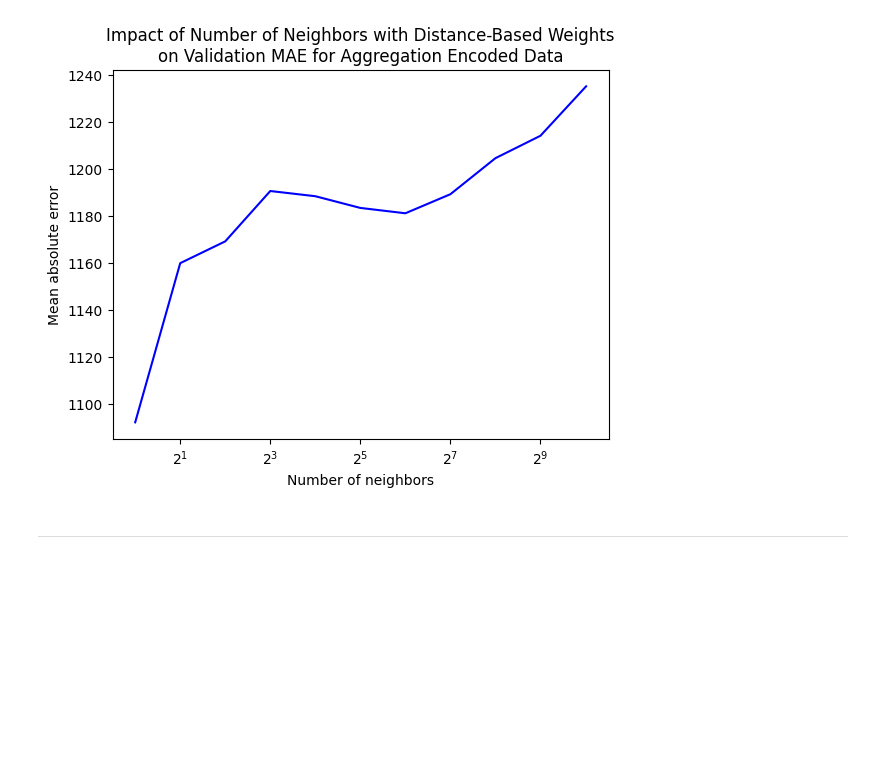
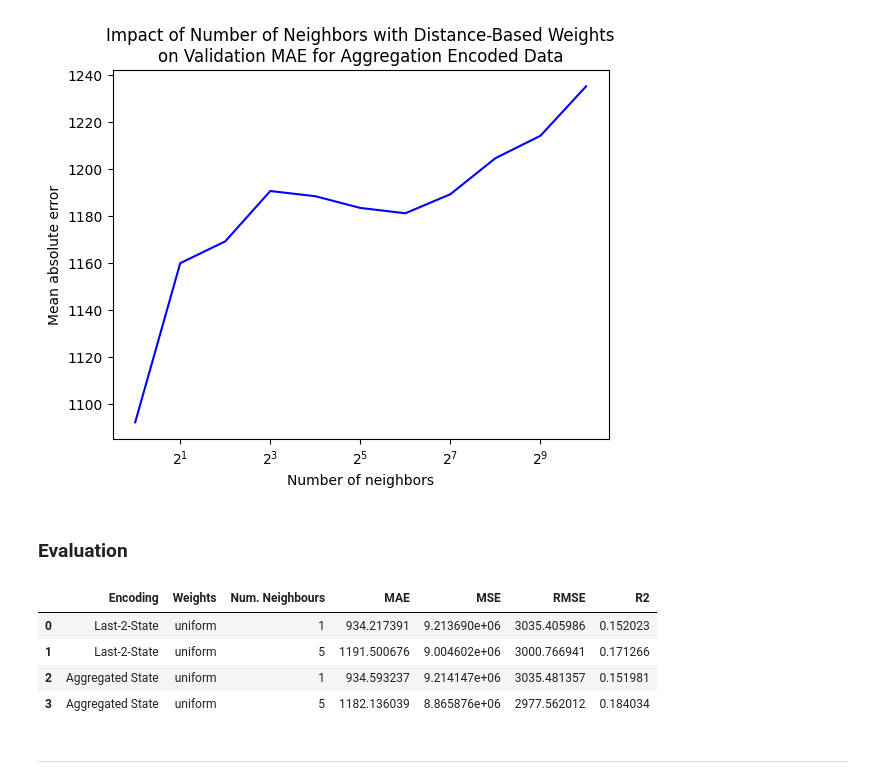
Before and after one commit to MarognaLorenzo/ApplicationOfMachineLearning, a Jupyter notebook: Assignment2/notebooks/All.ipynb, the cells around one changed output. Cells and saved outputs as stored; diff of their text form; code cells hidden in the pictures; blank space fills up the shorter version.

```diff
--- a/Assignment2/notebooks/All.ipynb
+++ b/Assignment2/notebooks/All.ipynb
@@ -673,7 +711,7 @@ from sklearn.neighbors import KNeighborsRegressor
 knn_ls_default = KNeighborsRegressor()
 knn_ls_default.fit(X_ls_train, y_ls_train)
 pred = knn_ls_default.predict(X_ls_test)
-performance_metrics(y_ls_test, pred)
+knn_ls_default_performance = performance_metrics(y_ls_test, pred)
 # %% [output]
 MAE:     1.2e+03
 MSE:     9e+06
@@ -706,7 +744,7 @@ best_model_knn_ls = knn_ls_grid_search.best_estimator_
 # TODO: compute the performance of the model on your held-out test data
 best_model_knn_ls.fit(X_ls_train, y_ls_train)
 pred = best_model_knn_ls.predict(X_ls_test)
-performance_metrics(y_ls_test, pred)
+knn_ls_best_performance = performance_metrics(y_ls_test, pred)
 # %% [output]
 The best resulting model have the following parameters: {'n_neighbors': 1, 'weights': 'uniform'}
 MAE:     9.3e+02
@@ -747,7 +785,7 @@ impact_of_neighbours_on_mae(results, "distance", "Last-2-State Encoded")
 knn_ag_default = KNeighborsRegressor()
 knn_ag_default.fit(X_ag_train, y_ag_train)
 pred = knn_ag_default.predict(X_ag_test)
-performance_metrics(y_ag_test, pred)
+knn_ag_default_performance = performance_metrics(y_ag_test, pred)
 # %% [output]
 MAE:     1.2e+03
 MSE:     8.9e+06
@@ -780,7 +818,7 @@ best_model_knn_ag = knn_ag_grid_search.best_estimator_
 # TODO: compute the performance of the model on your held-out test data
 best_model_knn_ag.fit(X_ag_train, y_ag_train)
 pred = best_model_knn_ag.predict(X_ag_test)
-performance_metrics(y_ag_test, pred)
+knn_ag_best_performance = performance_metrics(y_ag_test, pred)
 # %% [output]
 The best resulting model have the following parameters: {'n_neighbors': 1, 'weights': 'uniform'}
 MAE:     9.3e+02
@@ -794,6 +832,44 @@ impact_of_neighbours_on_mae(results, "distance", "Aggregation Encoded")
 # %% [output]
 [figure]
 [figure]
+# %% [markdown]
+### Evaluation
+# %%
+knn_results = pd.DataFrame.from_dict(
+    [
+        {
+            "Encoding": "Last-2-State",
+            "Weights": best_model_knn_ls.get_params()["weights"],
+            "Num. Neighbours": best_model_knn_ls.get_params()["n_neighbors"],
+        }
+        | knn_ls_best_performance,
+        {
+            "Encoding": "Last-2-State",
+            "Weights": knn_ls_default.get_params()["weights"],
+            "Num. Neighbours": knn_ls_default.get_params()["n_neighbors"],
+        }
+        | knn_ls_default_performance,
+        {
+            "Encoding": "Aggregated State",
+            "Weights": best_model_knn_ls.get_params()["weights"],
+            "Num. Neighbours": best_model_knn_ls.get_params()["n_neighbors"],
+        }
+        | knn_ag_best_performance,
+        {
+            "Encoding": "Aggregated State",
+            "Weights": knn_ag_default.get_params()["weights"],
+            "Num. Neighbours": knn_ag_default.get_params()["n_neighbors"],
+        }
+        | knn_ag_default_performance,
+    ]
+)
+knn_results
+# %% [output]
+|  | Encoding | Weights | Num. Neighbours | MAE | MSE | RMSE | R2 |
+| 0 | Last-2-State | uniform | 1 | 934.217391 | 9.213690e+06 | 3035.405986 | 0.152023 |
+| 1 | Last-2-State | uniform | 5 | 1191.500676 | 9.004602e+06 | 3000.766941 | 0.171266 |
+| 2 | Aggregated State | uniform | 1 | 934.593237 | 9.214147e+06 | 3035.481357 | 0.151981 |
+| 3 | Aggregated State | uniform | 5 | 1182.136039 | 8.865876e+06 | 2977.562012 | 0.184034 |
 # %% [markdown]
 ---
 # %% [markdown]
```
Also changed, not shown: parts of 9 cells of this notebook.
